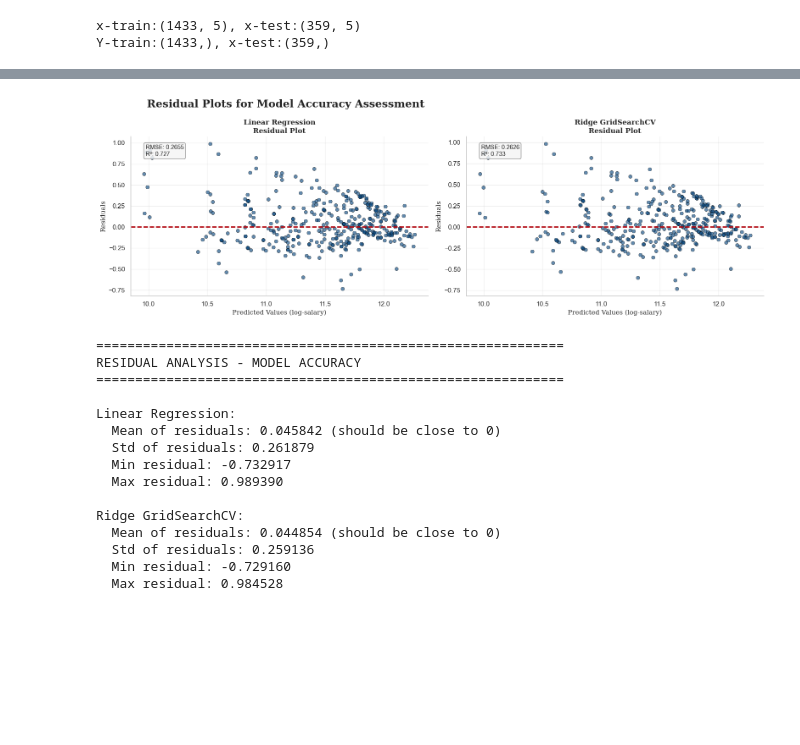
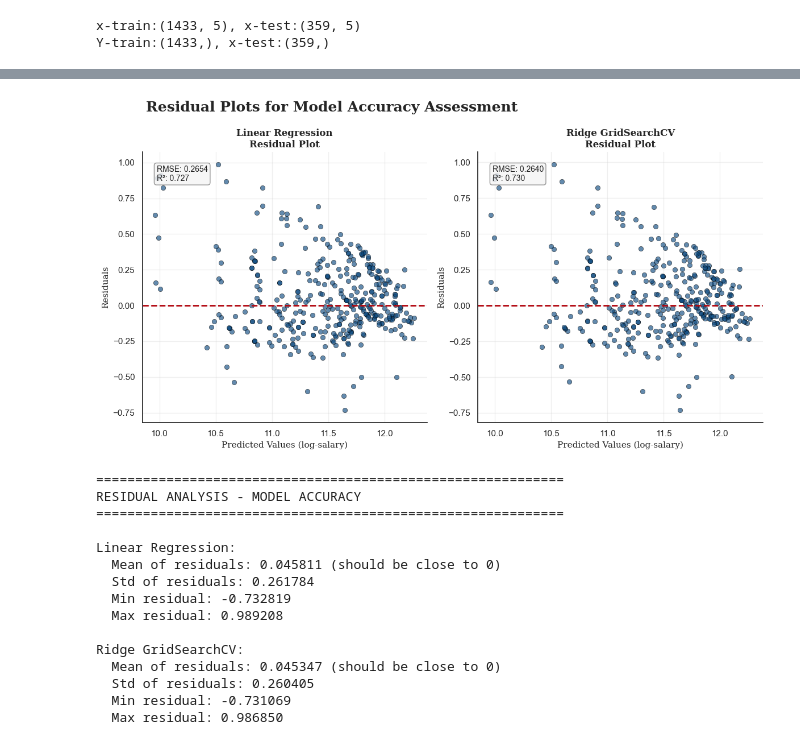
Before and after one commit to AsharArmoghan/Salary_Prediction_model, a Jupyter notebook: salary_prediction_model.ipynb, the cells around one changed output, grey strips where cells are left out. Drawn from its saved outputs; the diff is of its cells as text; code cells hidden in the pictures; blank space fills up the shorter version.

```diff
--- a/salary_prediction_model.ipynb
+++ b/salary_prediction_model.ipynb
@@ -7,19 +7,14 @@ import pandas as pd
 import numpy as np
 import matplotlib.pyplot as plt
 import seaborn as sns
-from sklearn.preprocessing import LabelEncoder, OrdinalEncoder, OneHotEncoder
-from sklearn.preprocessing import StandardScaler, MinMaxScaler
-from sklearn.linear_model import LinearRegression
-from sklearn.metrics import (
-    mean_squared_error,
-    mean_absolute_error,
-    r2_score,
-    root_mean_squared_error,
-)
 from sklearn.model_selection import train_test_split
 import warnings
 
 warnings.filterwarnings('ignore')
+
+# theme
+sns.set_theme('notebook', 'white', color_codes=True)
+
 filePath = "Salary_Data.csv"
 
 df = kagglehub.dataset_load(
@@ -92,7 +87,9 @@ for i, val in enumerate(missing_data.Percentage):
     )
 ax.set_yticks(missing_data['Feature'])
 ax.set_yticklabels(missing_data['Feature'], fontfamily='serif', fontsize=12)
-# ax.set_xlabel('Missing Percentage (%)', fontsize=11, fontfamily='serif')
+ax.grid(axis='x', linestyle='-', alpha=0.6, color='lightgray')
+
+ax.set_xlabel('Missing Percentage (%)', fontsize=11, fontfamily='serif')
 fig.text(
     0.08,
     0.95,
@@ -405,6 +402,6 @@ CATEGORICAL FEATURES vs SALARY RELATIONSHIP
 # %%
 # Numerical Features Analysis
-numeric_features = df.select_dtypes(include=[np.number]).columns.tolist()
+numeric_features = df.select_dtypes(include=[np.number])
 fig, axes = plt.subplots(1, 3, figsize=(20, 7))
 for idx, col in enumerate(numeric_features):
     ax = axes[idx]
@@ -720,9 +717,7 @@ Std salary change: $1,240.99
 # %%
 fig, ax = plt.subplots(figsize=(12, 6))
-
-
-corr_matrix = df_clean[numeric_features].corr()
-
+df_numeric = df_clean.select_dtypes(include=[np.number])
+corr_matrix = df_numeric.corr()
 import matplotlib.colors
 
 cmap = matplotlib.colors.LinearSegmentedColormap.from_list("", ['#f5f5f1', '#b20710'])
@@ -863,6 +859,8 @@ Predicted Salary for sample GridSearchCV: $87,927.51
 ------------------------------
 # %%
 # Extract predictions
+from sklearn.metrics import r2_score, root_mean_squared_error
+
 y_pred_li = y_predict_li["predictions"]
 y_pred_ridge = y_predict_ridgecv["predictions"]
 
@@ -879,19 +877,20 @@ scatter_color = color_map[1] if len(color_map) > 1 else '#221f1f'
 line_color = color_map[0] if len(color_map) > 0 else '#b20710'
 
 # Plot
-fig, axes = plt.subplots(1, 2, figsize=(16, 5))
+fig, axes = plt.subplots(1, 2, figsize=(12, 6))
 
 for ax, model_name, y_pred, residuals in zip(axes, models, predictions, residuals_list):
     rmse = root_mean_squared_error(Y_test, y_pred)
     r2 = r2_score(Y_test, y_pred)
 
-    ax.scatter(
-        y_pred,
-        residuals,
+    sns.scatterplot(
+        x=y_pred,
+        y=residuals,
         alpha=0.65,
         color=scatter_color,
         edgecolor='black',
         linewidth=0.5,
+        ax=ax,
     )
 
     ax.axhline(y=0, color=line_color, linestyle='--', linewidth=2)
@@ -913,49 +912,49 @@ for ax, model_name, y_pred, residuals in zip(axes, models, predictions, residual
         ),
     )
 
     for s in ['top', 'right']:
         ax.spines[s].set_visible(False)
 
 fig.text(
     0.08,
     1.02,
     'Residual Plots for Model Accuracy Assessment',
     fontsize=18,
     fontweight='bold',
     fontfamily='serif',
 )
 
 plt.tight_layout()
 plt.show()
 
 # Residual summary
 print("\n" + "=" * 60)
 print("RESIDUAL ANALYSIS - MODEL ACCURACY")
 print("=" * 60)
 
 for model_name, residuals in zip(models, residuals_list):
     print(f"\n{model_name}:")
     print(f"  Mean of residuals: {residuals.mean():.6f} (should be close to 0)")
     print(f"  Std of residuals: {residuals.std():.6f}")
     print(f"  Min residual: {residuals.min():.6f}")
     print(f"  Max residual: {residuals.max():.6f}")
 # %% [output]
-[figure, old version]
+[figure, new version]
 ============================================================
 RESIDUAL ANALYSIS - MODEL ACCURACY
 ============================================================
 
 Linear Regression:
-  Mean of residuals: 0.045842 (should be close to 0)
-  Std of residuals: 0.261879
-  Min residual: -0.732917
-  Max residual: 0.989390
+  Mean of residuals: 0.045811 (should be close to 0)
+  Std of residuals: 0.261784
+  Min residual: -0.732819
+  Max residual: 0.989208
 
 Ridge GridSearchCV:
-  Mean of residuals: 0.044854 (should be close to 0)
-  Std of residuals: 0.259136
-  Min residual: -0.729160
-  Max residual: 0.984528
+  Mean of residuals: 0.045347 (should be close to 0)
+  Std of residuals: 0.260405
+  Min residual: -0.731069
+  Max residual: 0.986850
 # %%
 from scipy import stats
 
```
Also changed, not shown: parts of 9 cells of this notebook, 19 other files.
